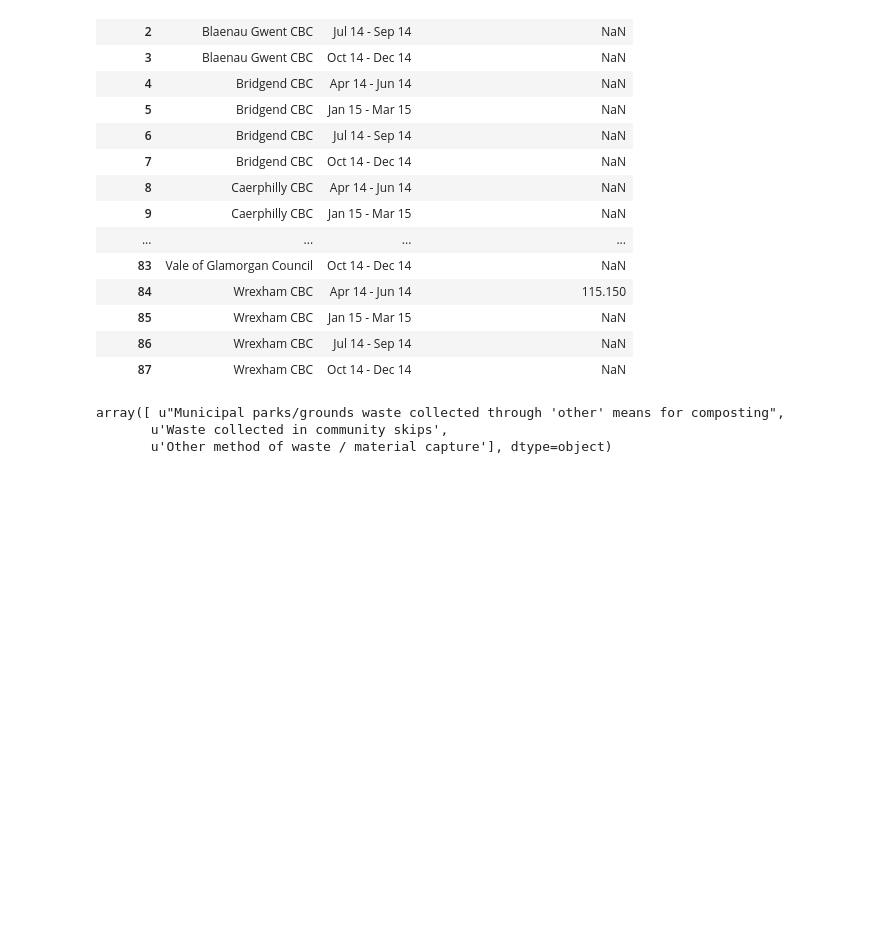
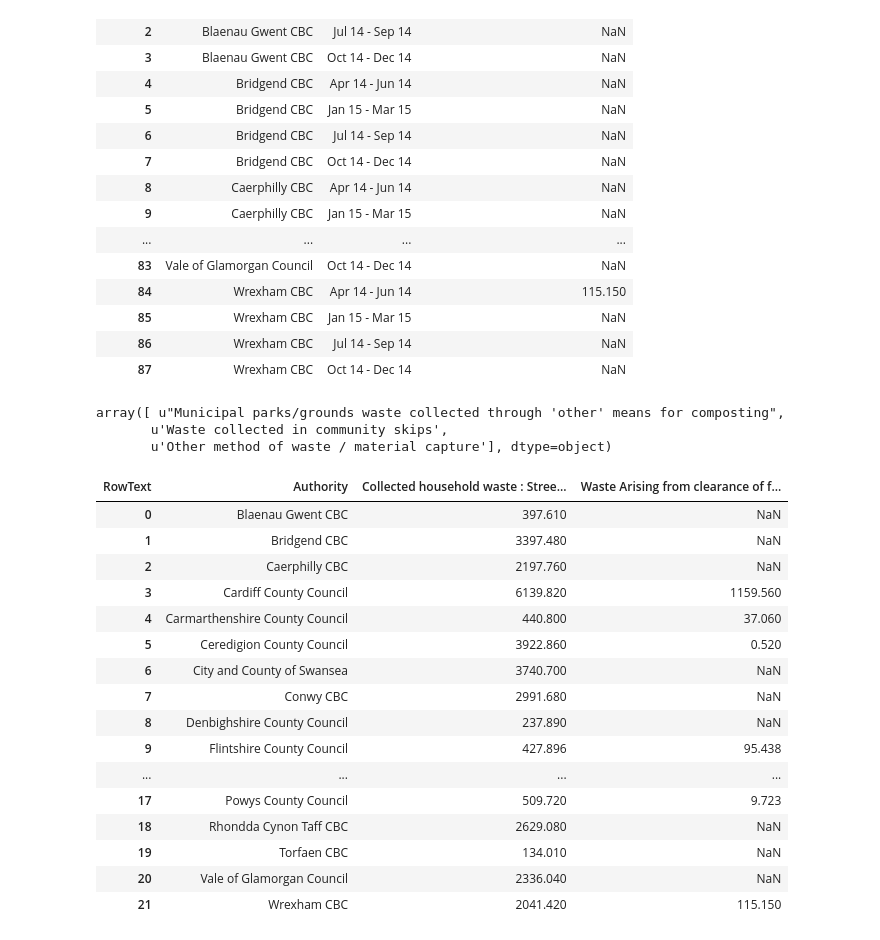
Before and after one commit to joanw0226/foe, a Jupyter notebook: pub_1111.ipynb, the cells around one changed output. Drawn from its saved outputs; the diff is of its cells as text; code cells hidden in the pictures; blank space fills up the shorter version.

```diff
--- a/pub_1111.ipynb
+++ b/pub_1111.ipynb
@@ -135,0 +120,20 @@ array([ u"Municipal parks/grounds waste collected through 'other' means for comp
+# %%
+merge
+# %% [output]
+| RowText | Authority | Collected household waste : Stree... | Waste Arising from clearance of f... |
+| 0 | Blaenau Gwent CBC | 397.610 | NaN |
+| 1 | Bridgend CBC | 3397.480 | NaN |
+| 2 | Caerphilly CBC | 2197.760 | NaN |
+| 3 | Cardiff County Council | 6139.820 | 1159.560 |
+| 4 | Carmarthenshire County Council | 440.800 | 37.060 |
+| 5 | Ceredigion County Council | 3922.860 | 0.520 |
+| 6 | City and County of Swansea | 3740.700 | NaN |
+| 7 | Conwy CBC | 2991.680 | NaN |
+| 8 | Denbighshire County Council | 237.890 | NaN |
+| 9 | Flintshire County Council | 427.896 | 95.438 |
+| ... | ... | ... | ... |
+| 17 | Powys County Council | 509.720 | 9.723 |
+| 18 | Rhondda Cynon Taff CBC | 2629.080 | NaN |
+| 19 | Torfaen CBC | 134.010 | NaN |
+| 20 | Vale of Glamorgan Council | 2336.040 | NaN |
+| 21 | Wrexham CBC | 2041.420 | 115.150 |
```
Also changed, not shown: parts of 20 cells of this notebook, 8 other files.
